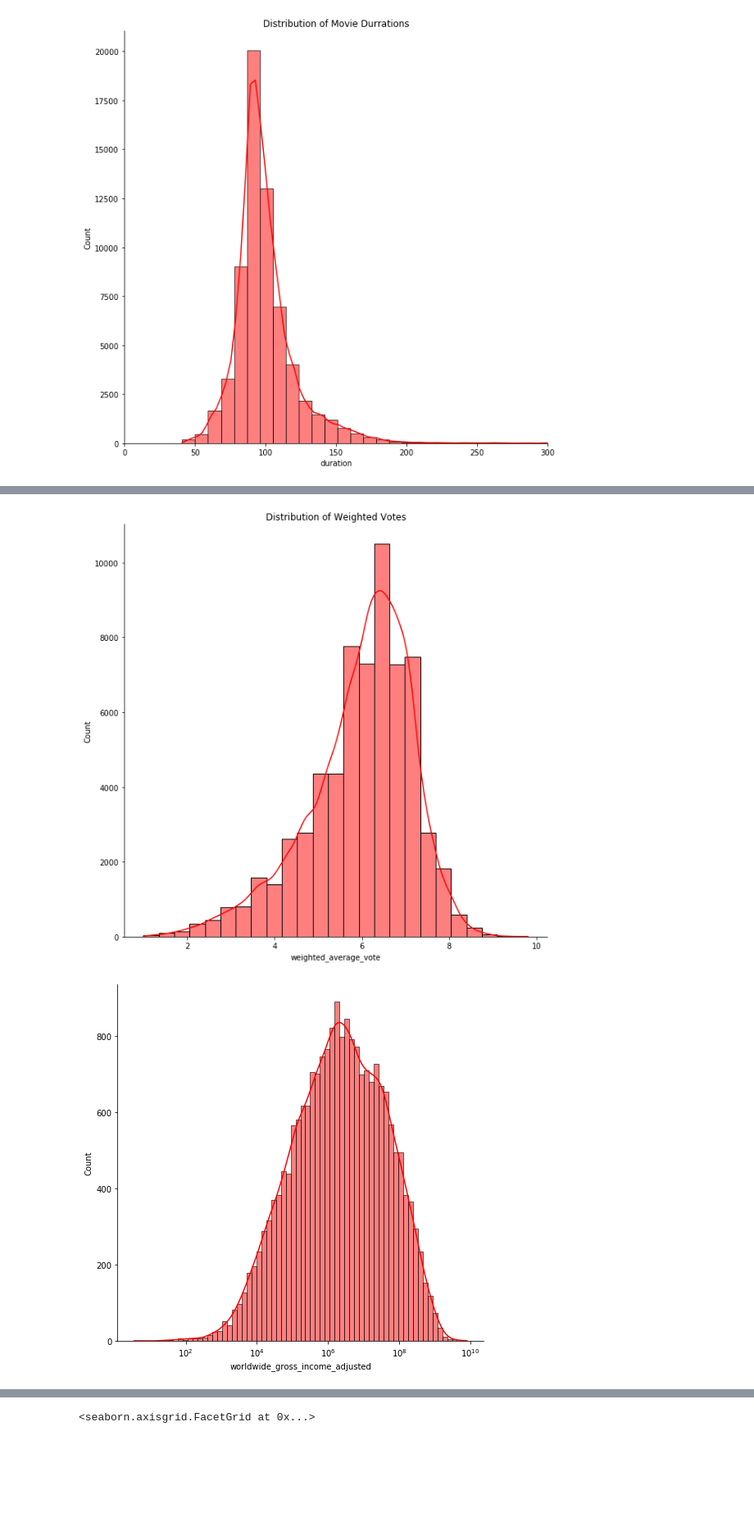
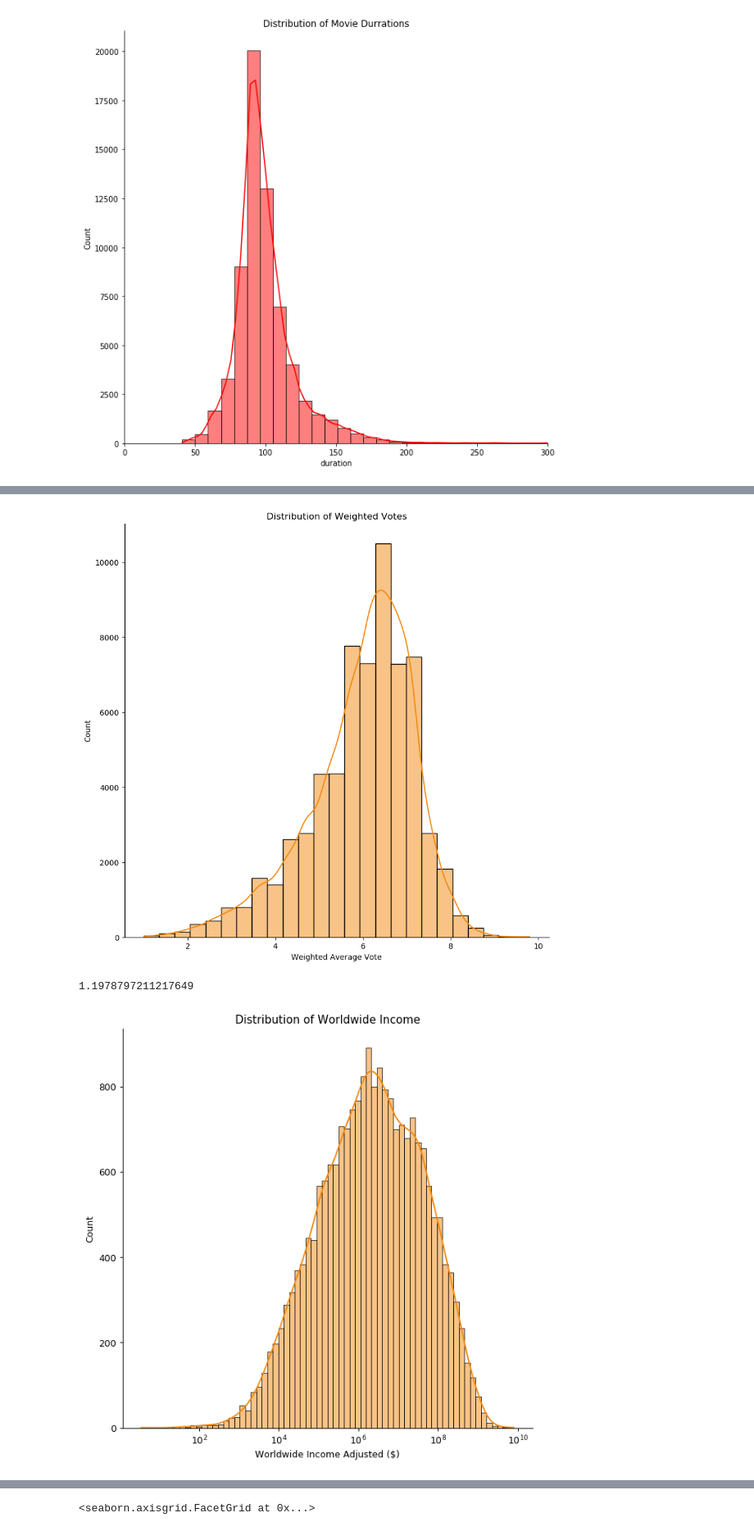
Before and after one commit to Saharae/Final-Project-Group2, a Jupyter notebook: sahara-ensley-individual-project/Code/plotting.ipynb, the cells around one changed output, grey strips where cells are left out. Shown at 82% size. Drawn from its saved outputs; the diff is of its cells as text; code cells hidden in the pictures; blank space fills up the shorter version.

```diff
--- a/sahara-ensley-individual-project/Code/plotting.ipynb
+++ b/sahara-ensley-individual-project/Code/plotting.ipynb
@@ -65,13 +85,22 @@ sns.despine()
 # %%
-fig, ax = plt.subplots(nrows = 1, ncols = 1, figsize = (10,10))
-sns.histplot(data = df, x = 'weighted_average_vote', ax = ax, bins = 25, kde = True, palette = 'magma')
+fig, ax = plt.subplots(nrows = 1, ncols = 1, figsize = (10,10), dpi= 100)
+sns.histplot(data = df, x = 'weighted_average_vote', ax = ax, bins = 25, kde = True, color = '#F3880E')
 ax.set_title('Distribution of Weighted Votes')
+ax.set_xlabel('Weighted Average Vote')
 sns.despine()
+fig.savefig('votes_hist.jpeg')
 # %% [output]
-[figure, old version]
+[figure, new version]
+# %%
+df.weighted_average_vote.std()
+# %% [output]
+1.1978797211217649
 # %%
-fig, ax = plt.subplots(nrows = 1, ncols = 1, figsize = (8,8))
-sns.histplot(data = df, x = 'worldwide_gross_income_adjusted', ax = ax, kde = True, log_scale = True)
+fig, ax = plt.subplots(nrows = 1, ncols = 1, figsize = (8,8), dpi = 90)
+sns.histplot(data = df, x = 'worldwide_gross_income_adjusted', ax = ax, kde = True, log_scale = True, color = '#F3880E')
+ax.set_title('Distribution of Worldwide Income')
+ax.set_xlabel('Worldwide Income Adjusted ($)')
 sns.despine()
+fig.savefig('worldwide_hist.jpeg')
 # %% [output]
-[figure, old version]
+[figure, new version]
```
Also changed, not shown: parts of 13 cells of this notebook, 2 other files.
